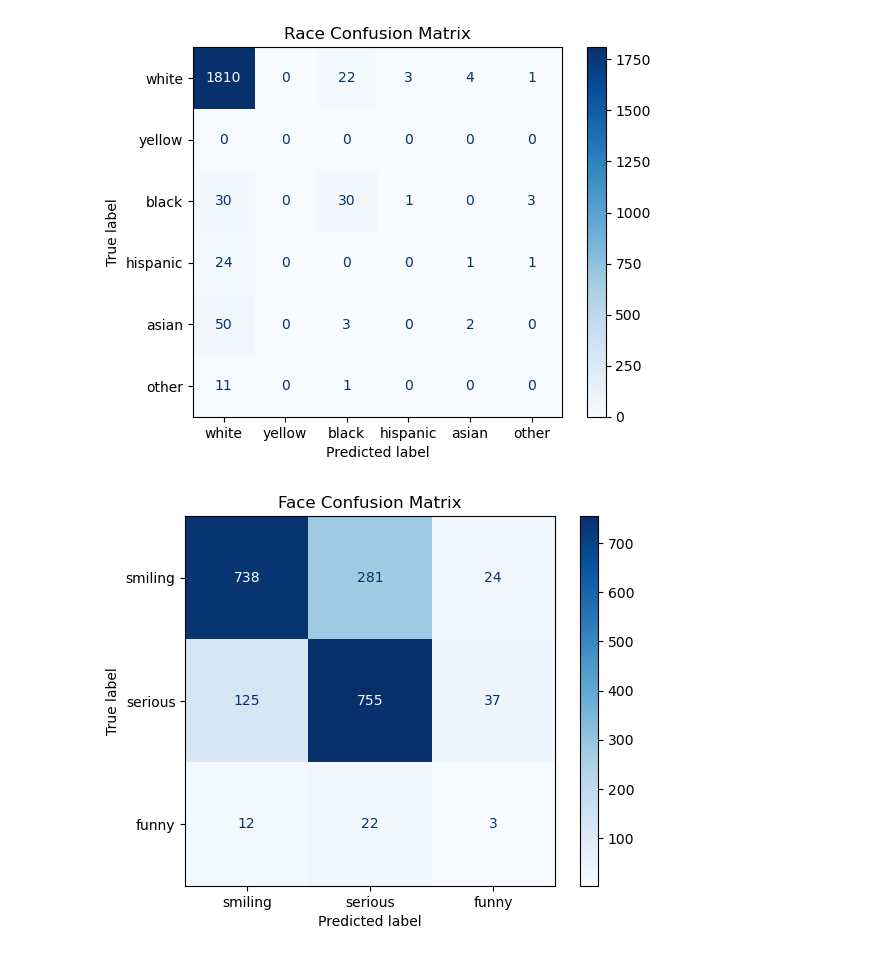
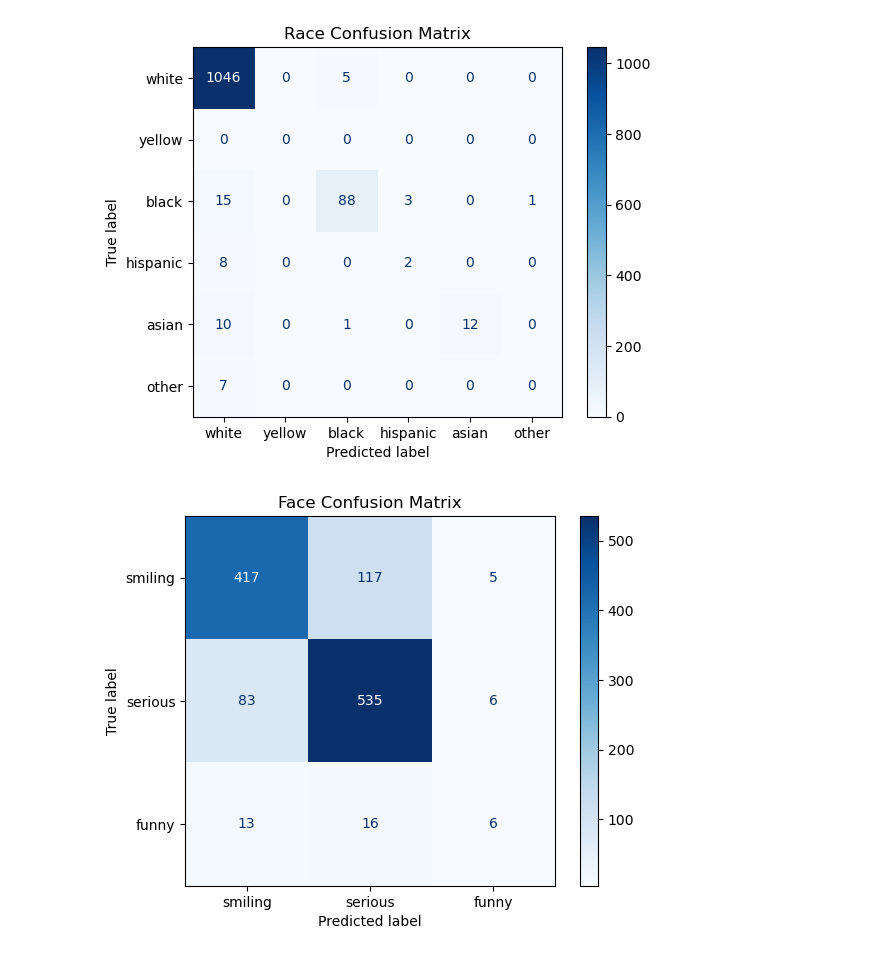
Before and after one commit to cc0h/PR, a Jupyter notebook: FaceClassification_CNN_GPU.ipynb, the cells around one changed output. Cells and saved outputs as stored; diff of their text form; code cells hidden in the pictures.

Commit message:
合并faceDS和faceDR，打乱后7：3分为训练集和测试集，增强ColorJitter的强度

```diff
--- a/FaceClassification_CNN_GPU.ipynb
+++ b/FaceClassification_CNN_GPU.ipynb
@@ -3,7 +3,7 @@ import os
 import torch
 import torch.nn as nn
 import torch.optim as optim
-from torch.utils.data import Dataset, DataLoader
+from torch.utils.data import Dataset, DataLoader, random_split
 from torchvision import transforms
 from PIL import Image
 import numpy as np
@@ -16,30 +16,31 @@ print(f"Using device: {device}")
 
 # 自定义数据集类
 class FaceDataset(Dataset):
-    def __init__(self, data_file, raw_data_dir, transform=None):
-        self.data_file = data_file
+    def __init__(self, data_files, raw_data_dir, transform=None):
+        self.data_files = data_files
         self.raw_data_dir = raw_data_dir
         self.transform = transform
         self.samples = self._load_samples()
 
     def _load_samples(self):
         samples = []
-        with open(self.data_file, 'r') as f:
-            for line_number, line in enumerate(f, start=1):
-                parts = line.strip().split()
-                if len(parts) < 5:
-                    print(f"Skipping incomplete line {line_number}: {line}")
-                    continue  # 跳过不完整或错误的数据行
+        for data_file in self.data_files:
+            with open(data_file, 'r') as f:
+                for line_number, line in enumerate(f, start=1):
+                    parts = line.strip().split()
+                    if len(parts) < 5:
+                        print(f"Skipping incomplete line {line_number}: {line}")
+                        continue  # 跳过不完整或错误的数据行
 
-                try:
-                    image_id = parts[0]
-                    sex = parts[2].strip('()')
-                    age = parts[4].strip('()')
-                    race = parts[6].strip('()')
-                    face = parts[8].strip('()')
-                    samples.append((image_id, sex, age, race, face))
-                except IndexError as e:
-                    print(f"Skipping malformed line {line_number} due to error: {e}\nLine content: {line}")
+                    try:
+                        image_id = parts[0]
+                        sex = parts[2].strip('()')
+                        age = parts[4].strip('()')
+                        race = parts[6].strip('()')
+                        face = parts[8].strip('()')
+                        samples.append((image_id, sex, age, race, face))
+                    except IndexError as e:
+                        print(f"Skipping malformed line {line_number} due to error: {e}\nLine content: {line}")
 
         return samples
 
@@ -80,7 +81,7 @@ class FaceDataset(Dataset):
 train_transform = transforms.Compose([
     transforms.Resize((128, 128)),
     transforms.RandomHorizontalFlip(),
-    transforms.ColorJitter(brightness=0.1, contrast=0.1, saturation=0.1),
+    transforms.ColorJitter(brightness=0.4, contrast=0.4, saturation=0.4),
     transforms.ToTensor(),
 ])
 
@@ -90,8 +91,13 @@ test_transform = transforms.Compose([
 ])
 
 # 加载数据集
-train_dataset = FaceDataset(data_file='face/faceDR', raw_data_dir='face/rawdata', transform=train_transform)
-test_dataset = FaceDataset(data_file='face/faceDS', raw_data_dir='face/rawdata', transform=test_transform)
+dataset = FaceDataset(data_files=['face/faceDR', 'face/faceDS'], raw_data_dir='face/rawdata', transform=train_transform)
+
+# 打乱数据集并划分训练集和测试集
+total_size = len(dataset)
+train_size = int(0.7 * total_size)
+test_size = total_size - train_size
+train_dataset, test_dataset = random_split(dataset, [train_size, test_size], generator=torch.Generator().manual_seed(1523))
 
 train_loader = DataLoader(train_dataset, batch_size=32, shuffle=True)
 test_loader = DataLoader(test_dataset, batch_size=32, shuffle=False)
@@ -237,2 +243,2 @@ funny Accuracy: 8.11%
-[figure, old version]
+[figure, new version]
-[figure, old version]
+[figure, new version]
```
Also changed, not shown: parts of 1 cell of this notebook.
